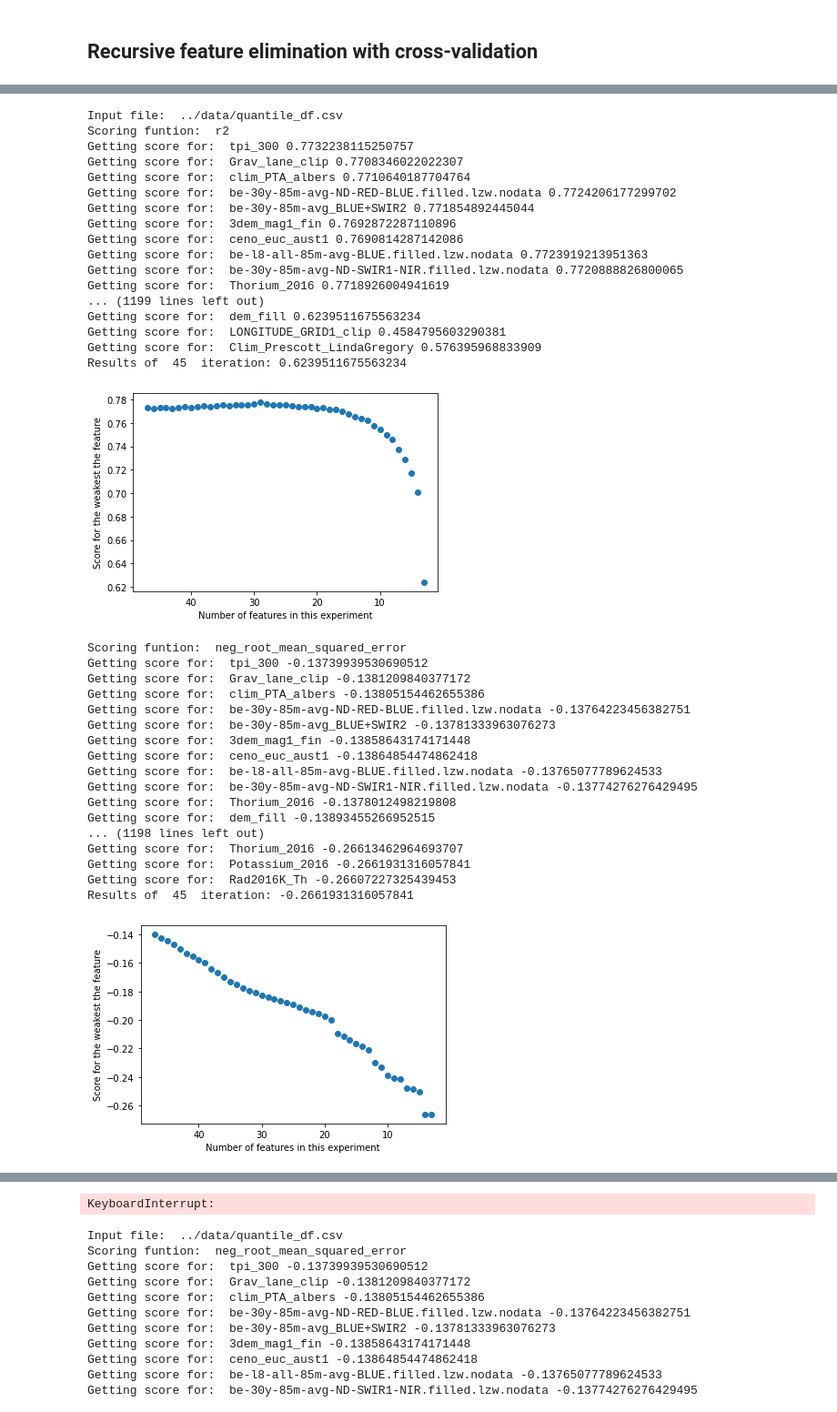
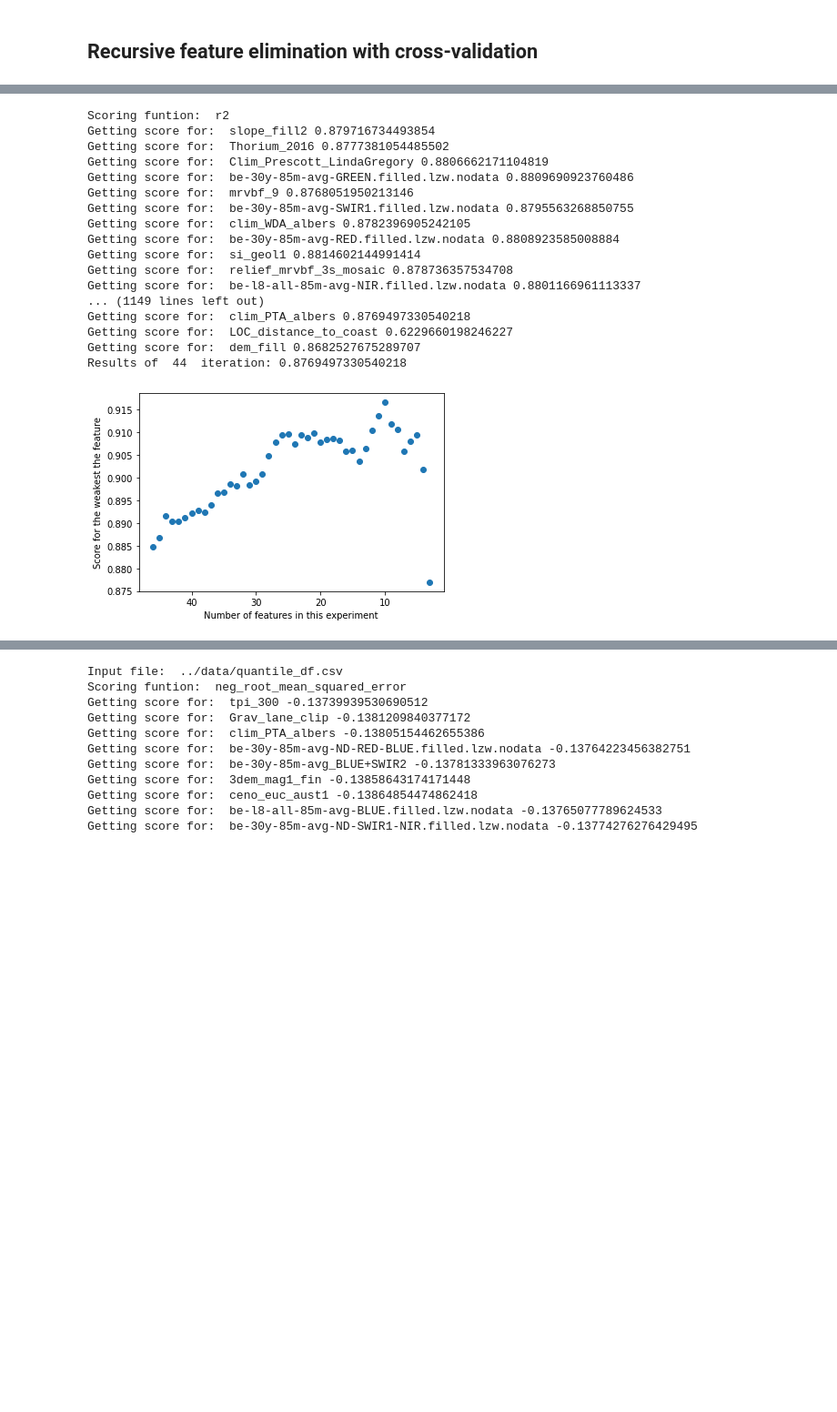
Before and after one commit to sheecegardezi/uncoverml, a Jupyter notebook: notebook/Feature_Ranking.ipynb, the cells around one changed output, grey strips where cells are left out. Shown: that part at 91% size. Cells and saved outputs as stored; diff of their text form; code cells hidden in the pictures; blank space fills up the shorter version.

```diff
--- a/notebook/Feature_Ranking.ipynb
+++ b/notebook/Feature_Ranking.ipynb
@@ -103,87 +126,50 @@ def feature_ranking_elimination(X, y, min_features_required, scoring, model, n_s
+# %%
+dff = df[:2000]
+y = dff['target']
+X = dff.drop("target",axis=1)
 # %%
-from pathlib import Path
-import pickle
-import pandas as pd
-from matplotlib import pyplot as plt
-from xgboost import XGBRegressor
-import numpy as np
-
-input_files = [
-    Path("../data/formated_dataset.csv"),
-    Path("../data/scaler_df.csv"),
-    Path("../data/quantile_df.csv"),
-    Path("../data/max_abs_df.csv")
-]
-
-
-input_file = input_files[2]
-print("Input file: ",input_file)
-df = pd.read_csv(input_file).astype('float32')
-df = df[~df.isin([np.nan, np.inf, -np.inf,-9999.0]).any(1)]
-y = df['target']
-X = df.drop("target",axis=1)
-
-
 min_features_required=2
 model=XGBRegressor(objective='reg:squarederror', tree_method='gpu_hist', gpu_id=0, n_jobs=-1)
 n_splits=3
 
 scorings = ["r2"]
 
 for scoring in scorings:
     print("Scoring funtion: ",scoring)
     results = feature_ranking_elimination(X,y, min_features_required, scoring, model, n_splits)
 
     output_file_name = str(input_file.stem)+"_scorings"+"_1feb.pkl"
     file = open(output_file_name, 'wb')
     pickle.dump(results, file)
     file.close()
 
 
     plot_1_data = []
     for exp_no in results.keys():
             plot_1_data.append((exp_no,results[exp_no]["lowest_score"]))
 
     plt.scatter(*zip(*plot_1_data))
     plt.gca().invert_xaxis()
     # plt.ylim(0,0.5)
     plt.xlabel("Number of features in this experiment")
     plt.ylabel("Score for the weakest the feature")
     plt.show()
 # %% [output]
-Input file:  ../data/quantile_df.csv
 Scoring funtion:  r2
-Getting score for:  tpi_300 0.7732238115250757
-Getting score for:  Grav_lane_clip 0.7708346022022307
-Getting score for:  clim_PTA_albers 0.7710640187704764
-Getting score for:  be-30y-85m-avg-ND-RED-BLUE.filled.lzw.nodata 0.7724206177299702
-Getting score for:  be-30y-85m-avg_BLUE+SWIR2 0.771854892445044
-Getting score for:  3dem_mag1_fin 0.7692872287110896
-Getting score for:  ceno_euc_aust1 0.7690814287142086
-Getting score for:  be-l8-all-85m-avg-BLUE.filled.lzw.nodata 0.7723919213951363
-Getting score for:  be-30y-85m-avg-ND-SWIR1-NIR.filled.lzw.nodata 0.7720888826800065
-Getting score for:  Thorium_2016 0.7718926004941619
-... (1199 lines left out)
-Getting score for:  dem_fill 0.6239511675563234
-Getting score for:  LONGITUDE_GRID1_clip 0.4584795603290381
-Getting score for:  Clim_Prescott_LindaGregory 0.576395968833909
-Results of  45  iteration: 0.6239511675563234
+Getting score for:  slope_fill2 0.879716734493854
+Getting score for:  Thorium_2016 0.8777381054485502
+Getting score for:  Clim_Prescott_LindaGregory 0.8806662171104819
+Getting score for:  be-30y-85m-avg-GREEN.filled.lzw.nodata 0.8809690923760486
+Getting score for:  mrvbf_9 0.8768051950213146
+Getting score for:  be-30y-85m-avg-SWIR1.filled.lzw.nodata 0.8795563268850755
+Getting score for:  clim_WDA_albers 0.8782396905242105
+Getting score for:  be-30y-85m-avg-RED.filled.lzw.nodata 0.8808923585008884
+Getting score for:  si_geol1 0.8814602144991414
+Getting score for:  relief_mrvbf_3s_mosaic 0.878736357534708
+Getting score for:  be-l8-all-85m-avg-NIR.filled.lzw.nodata 0.8801166961113337
+... (1149 lines left out)
+Getting score for:  clim_PTA_albers 0.8769497330540218
+Getting score for:  LOC_distance_to_coast 0.6229660198246227
+Getting score for:  dem_fill 0.8682527675289707
+Results of  44  iteration: 0.8769497330540218
-[figure, old version]
+[figure, new version]
-Scoring funtion:  neg_root_mean_squared_error
-Getting score for:  tpi_300 -0.13739939530690512
-Getting score for:  Grav_lane_clip -0.1381209840377172
-Getting score for:  clim_PTA_albers -0.13805154462655386
-Getting score for:  be-30y-85m-avg-ND-RED-BLUE.filled.lzw.nodata -0.13764223456382751
-Getting score for:  be-30y-85m-avg_BLUE+SWIR2 -0.13781333963076273
-Getting score for:  3dem_mag1_fin -0.13858643174171448
-Getting score for:  ceno_euc_aust1 -0.13864854474862418
-Getting score for:  be-l8-all-85m-avg-BLUE.filled.lzw.nodata -0.13765077789624533
-Getting score for:  be-30y-85m-avg-ND-SWIR1-NIR.filled.lzw.nodata -0.13774276276429495
-Getting score for:  Thorium_2016 -0.1378012498219808
-Getting score for:  dem_fill -0.13893455266952515
-... (1198 lines left out)
-Getting score for:  Thorium_2016 -0.26613462964693707
-Getting score for:  Potassium_2016 -0.2661931316057841
-Getting score for:  Rad2016K_Th -0.26607227325439453
-Results of  45  iteration: -0.2661931316057841
-[figure, removed]
@@ -207,4 +176,3 @@ Getting score for:  water-85m_2 -0.10432427873214085
-KeyboardInterrupt:
 # %%
 from pathlib import Path
 import pickle
```
Also changed, not shown: parts of 3 cells of this notebook, 2 other files.
